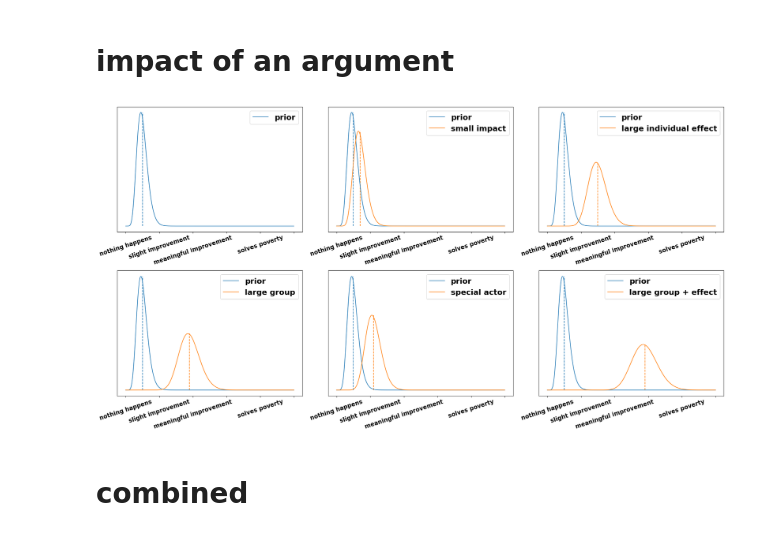
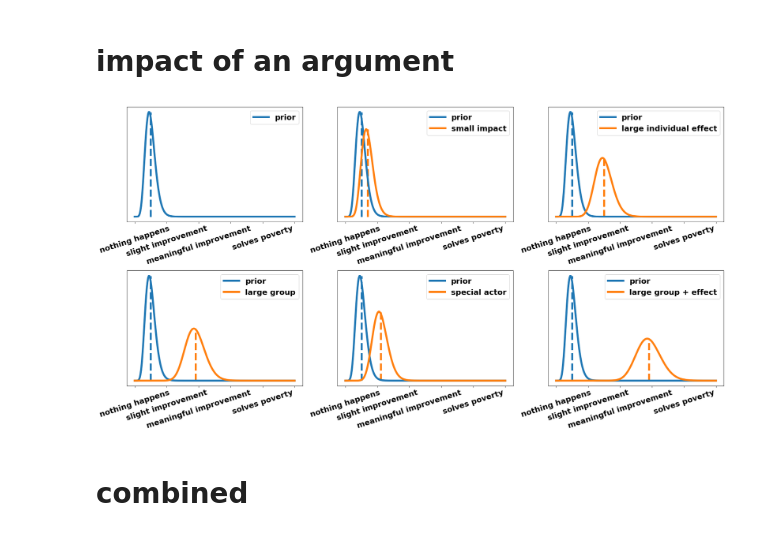
Before and after one commit to mariushobbhahn/mariushobbhahn.github.io, a Jupyter notebook: img/Probabilistic_Judging_1/Probabilistic Judging Part1.ipynb, the cells around one changed output. Cells and saved outputs as stored; diff of their text form; code cells hidden in the pictures.

```diff
--- a/img/Probabilistic_Judging_1/Probabilistic Judging Part1.ipynb
+++ b/img/Probabilistic_Judging_1/Probabilistic Judging Part1.ipynb
@@ -280,70 +280,70 @@ gamma_5 = gamma.pdf(x_gamma, g_5, scale=s)
 fig, axs = plt.subplots(nrows=2, ncols=3, sharex=False, figsize=(23, 12))
 x_labels = ['', 'nothing happens', 'slight improvement', 'meaningful improvement', '', 'solves poverty']
 
-fs_tick_labels = 15
+fs_tick_labels = 20
 
-axs[0][0].plot(x_gamma, gamma_p, label='prior')
-axs[0][0].vlines(g_p*s, ymin=0, ymax=1*gamma_p.max(), linestyle='dashed', alpha=1, color="#1f77b4")
+axs[0][0].plot(x_gamma, gamma_p, label='prior', linewidth=5)
+axs[0][0].vlines(g_p*s, ymin=0, ymax=1*gamma_p.max(), linestyle='dashed', alpha=1, color="#1f77b4", linewidth=5)
 axs[0][0].set_yticklabels([])
 axs[0][0].set_yticks([])
 axs[0][0].set_xticklabels(x_labels, fontdict={'fontsize':fs_tick_labels})
 axs[0][0].legend(prop={'size': 20})
 
-axs[0][1].plot(x_gamma, gamma_p, label='prior')
-axs[0][1].plot(x_gamma, gamma_1, label='small impact')
-axs[0][1].vlines(g_p*s, ymin=0, ymax=1*gamma_p.max(), linestyle='dashed', alpha=1, color="#1f77b4")
-axs[0][1].vlines(g_1*s, ymin=0, ymax=1*gamma_1.max(), linestyle='dashed', alpha=1, color="#ff7f0e")
+axs[0][1].plot(x_gamma, gamma_p, label='prior', linewidth=5)
+axs[0][1].plot(x_gamma, gamma_1, label='small impact', linewidth=5)
+axs[0][1].vlines(g_p*s, ymin=0, ymax=1*gamma_p.max(), linestyle='dashed', alpha=1, color="#1f77b4", linewidth=5)
+axs[0][1].vlines(g_1*s, ymin=0, ymax=1*gamma_1.max(), linestyle='dashed', alpha=1, color="#ff7f0e", linewidth=5)
 axs[0][1].set_yticklabels([])
 axs[0][1].set_yticks([])
 axs[0][1].set_xticklabels(x_labels, fontdict={'fontsize':fs_tick_labels})
 axs[0][1].legend(prop={'size': 20})
 
-axs[0][2].plot(x_gamma, gamma_p, label='prior')
-axs[0][2].plot(x_gamma, gamma_2, label='large individual effect')
-axs[0][2].vlines(g_p*s, ymin=0, ymax=1*gamma_p.max(), linestyle='dashed', alpha=1, color="#1f77b4")
-axs[0][2].vlines(g_2*s, ymin=0, ymax=1*gamma_2.max(), linestyle='dashed', alpha=1, color="#ff7f0e")
+axs[0][2].plot(x_gamma, gamma_p, label='prior', linewidth=5)
+axs[0][2].plot(x_gamma, gamma_2, label='large individual effect', linewidth=5)
+axs[0][2].vlines(g_p*s, ymin=0, ymax=1*gamma_p.max(), linestyle='dashed', alpha=1, color="#1f77b4", linewidth=5)
+axs[0][2].vlines(g_2*s, ymin=0, ymax=1*gamma_2.max(), linestyle='dashed', alpha=1, color="#ff7f0e", linewidth=5)
 axs[0][2].set_yticklabels([])
 axs[0][2].set_yticks([])
 axs[0][2].set_xticklabels(x_labels, fontdict={'fontsize':fs_tick_labels})
 axs[0][2].legend(prop={'size': 20})
 
-axs[1][0].plot(x_gamma, gamma_p, label='prior')
-axs[1][0].plot(x_gamma, gamma_3, label='large group')
-axs[1][0].vlines(g_p*s, ymin=0, ymax=1*gamma_p.max(), linestyle='dashed', alpha=1, color="#1f77b4")
-axs[1][0].vlines(g_3*s, ymin=0, ymax=1*gamma_3.max(), linestyle='dashed', alpha=1, color="#ff7f0e")
+axs[1][0].plot(x_gamma, gamma_p, label='prior', linewidth=5)
+axs[1][0].plot(x_gamma, gamma_3, label='large group', linewidth=5)
+axs[1][0].vlines(g_p*s, ymin=0, ymax=1*gamma_p.max(), linestyle='dashed', alpha=1, color="#1f77b4", linewidth=5)
+axs[1][0].vlines(g_3*s, ymin=0, ymax=1*gamma_3.max(), linestyle='dashed', alpha=1, color="#ff7f0e", linewidth=5)
 axs[1][0].set_yticklabels([])
 axs[1][0].set_yticks([])
 axs[1][0].set_xticklabels(x_labels, fontdict={'fontsize':fs_tick_labels})
 axs[1][0].legend(prop={'size': 20})
 
-axs[1][1].plot(x_gamma, gamma_p, label='prior')
-axs[1][1].plot(x_gamma, gamma_4, label='special actor')
-axs[1][1].vlines(g_p*s, ymin=0, ymax=1*gamma_p.max(), linestyle='dashed', alpha=1, color="#1f77b4")
-axs[1][1].vlines(g_4*s, ymin=0, ymax=1*gamma_4.max(), linestyle='dashed', alpha=1, color="#ff7f0e")
+axs[1][1].plot(x_gamma, gamma_p, label='prior', linewidth=5)
+axs[1][1].plot(x_gamma, gamma_4, label='special actor', linewidth=5)
+axs[1][1].vlines(g_p*s, ymin=0, ymax=1*gamma_p.max(), linestyle='dashed', alpha=1, color="#1f77b4", linewidth=5)
+axs[1][1].vlines(g_4*s, ymin=0, ymax=1*gamma_4.max(), linestyle='dashed', alpha=1, color="#ff7f0e", linewidth=5)
 axs[1][1].set_yticklabels([])
 axs[1][1].set_yticks([])
 axs[1][1].set_xticklabels(x_labels, fontdict={'fontsize':fs_tick_labels})
 axs[1][1].legend(prop={'size': 20})
 
-axs[1][2].plot(x_gamma, gamma_p, label='prior')
-axs[1][2].plot(x_gamma, gamma_5, label='large group + effect')
-axs[1][2].vlines(g_p*s, ymin=0, ymax=1*gamma_p.max(), linestyle='dashed', alpha=1, color="#1f77b4")
-axs[1][2].vlines(g_5*s, ymin=0, ymax=1*gamma_5.max(), linestyle='dashed', alpha=1, color="#ff7f0e")
+axs[1][2].plot(x_gamma, gamma_p, label='prior', linewidth=5)
+axs[1][2].plot(x_gamma, gamma_5, label='large group + effect', linewidth=5)
+axs[1][2].vlines(g_p*s, ymin=0, ymax=1*gamma_p.max(), linestyle='dashed', alpha=1, color="#1f77b4", linewidth=5)
+axs[1][2].vlines(g_5*s, ymin=0, ymax=1*gamma_5.max(), linestyle='dashed', alpha=1, color="#ff7f0e", linewidth=5)
 axs[1][2].set_yticklabels([])
 axs[1][2].set_yticks([])
 axs[1][2].set_xticklabels(x_labels, fontdict={'fontsize':fs_tick_labels})
 axs[1][2].legend(prop={'size': 20})
 
 for ax in fig.axes:
     plt.sca(ax)
     plt.xticks(rotation=18)
 
 plt.tight_layout()
 plt.savefig('UBI_impact.png', dpi=300)
 
 plt.show();
 # %% [output]
-[figure, old version]
+[figure, new version]
 # %% [markdown]
 # combined
 # %%
```
Also changed, not shown: parts of 10 cells of this notebook, 14 other files.
